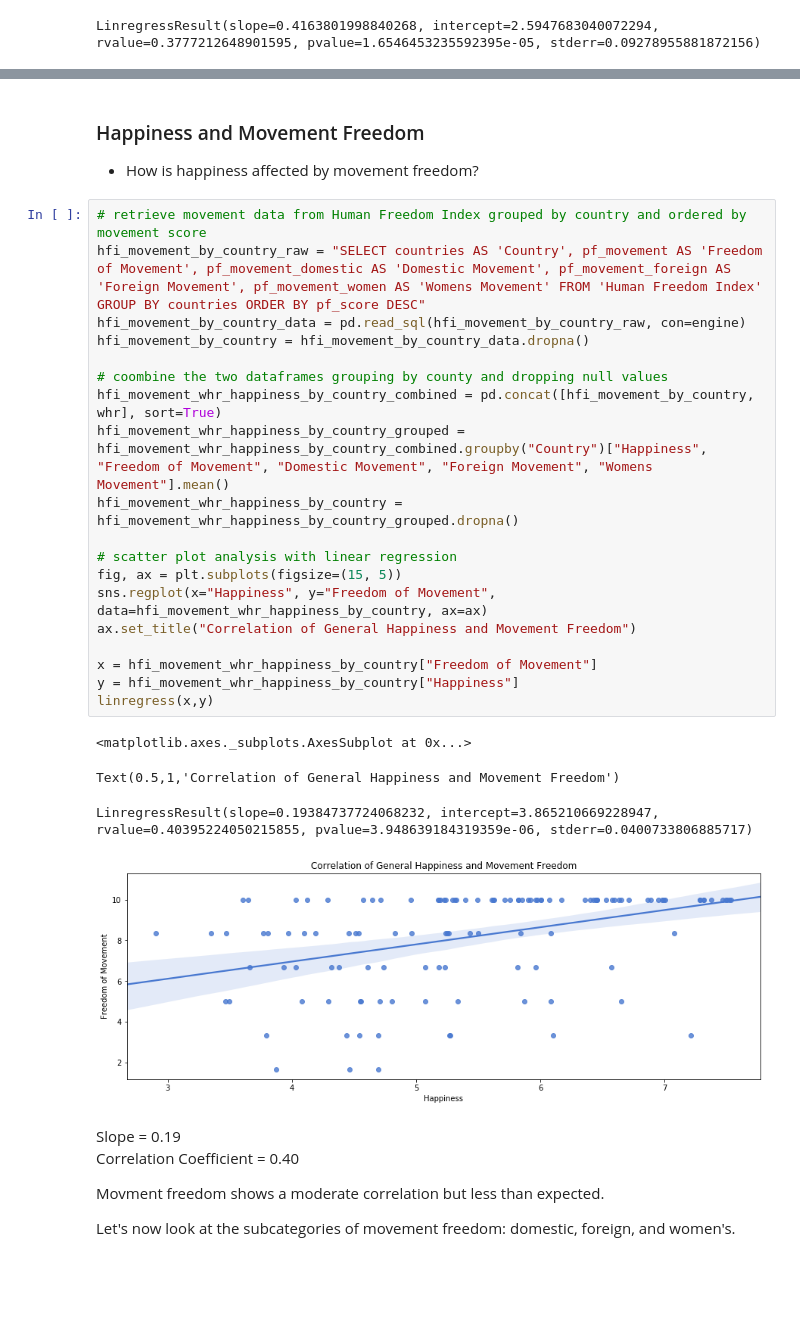
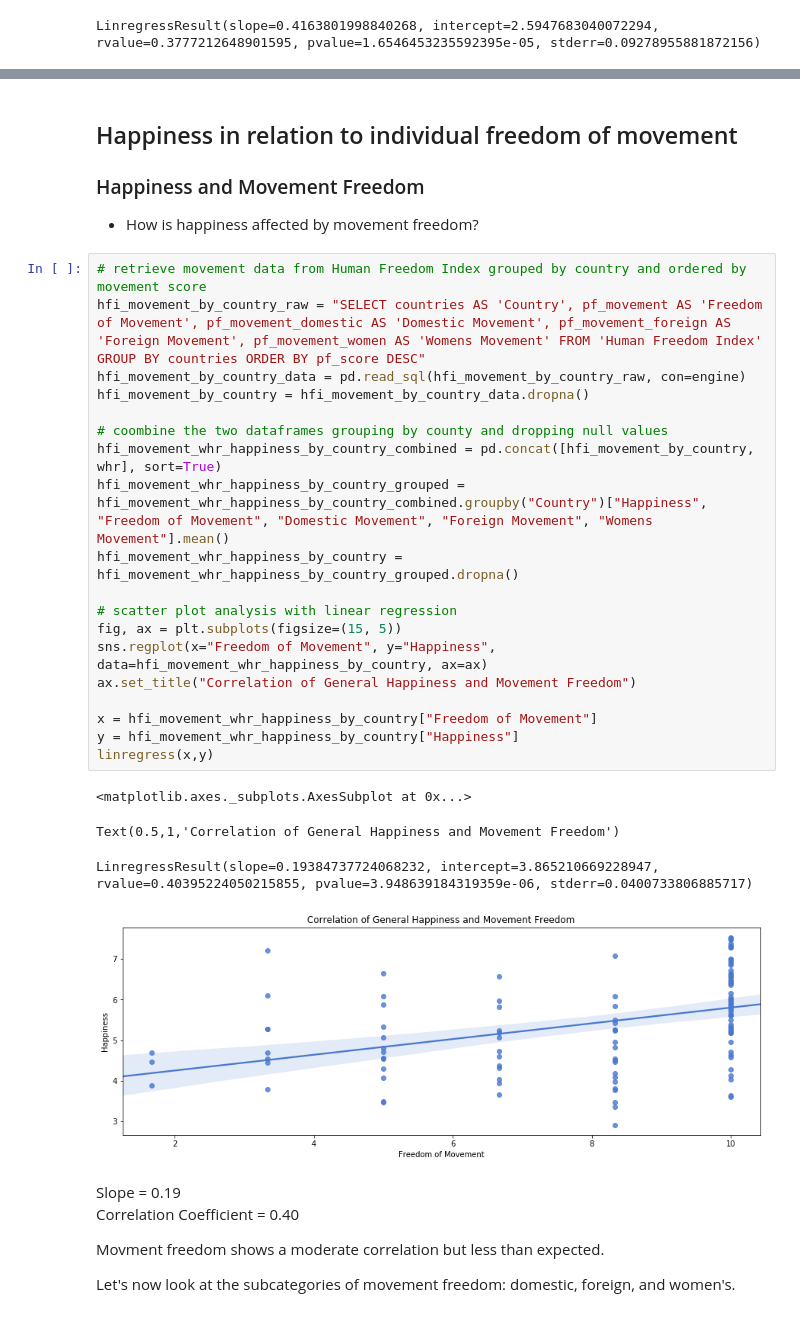
Before and after one commit to jbratcher/happiness_and_freedom, a Jupyter notebook: Happiness_Freedom.ipynb, the cells around one changed output, grey strips where cells are left out. Saved outputs shown, nothing was run; the diff lists cells and outputs as text; blank space fills up the shorter version.

```diff
--- a/Happiness_Freedom.ipynb
+++ b/Happiness_Freedom.ipynb
@@ -416,32 +418,34 @@ LinregressResult(slope=0.4163801998840268, intercept=2.5947683040072294, rvalue=
 Note: Government shows a negative slope as opposed to other categories.  This is due to a decrease in happiness as government size increases although the coorelation is weak.
 # %% [markdown]
+## Happiness in relation to individual freedom of movement
+
 ### Happiness and Movement Freedom
 
 * How is happiness affected by movement freedom?
 # %%
 # retrieve movement data from Human Freedom Index grouped by country and ordered by movement score
 hfi_movement_by_country_raw = "SELECT countries AS 'Country', pf_movement AS 'Freedom of Movement', pf_movement_domestic AS 'Domestic Movement', pf_movement_foreign AS 'Foreign Movement', pf_movement_women AS 'Womens Movement' FROM 'Human Freedom Index' GROUP BY countries ORDER BY pf_score DESC"
 hfi_movement_by_country_data = pd.read_sql(hfi_movement_by_country_raw, con=engine)
 hfi_movement_by_country = hfi_movement_by_country_data.dropna()
 
 # coombine the two dataframes grouping by county and dropping null values
 hfi_movement_whr_happiness_by_country_combined = pd.concat([hfi_movement_by_country, whr], sort=True)
 hfi_movement_whr_happiness_by_country_grouped = hfi_movement_whr_happiness_by_country_combined.groupby("Country")["Happiness", "Freedom of Movement", "Domestic Movement", "Foreign Movement", "Womens Movement"].mean()
 hfi_movement_whr_happiness_by_country = hfi_movement_whr_happiness_by_country_grouped.dropna()
 
 # scatter plot analysis with linear regression
 fig, ax = plt.subplots(figsize=(15, 5))
-sns.regplot(x="Happiness", y="Freedom of Movement", data=hfi_movement_whr_happiness_by_country, ax=ax)
+sns.regplot(x="Freedom of Movement", y="Happiness", data=hfi_movement_whr_happiness_by_country, ax=ax)
 ax.set_title("Correlation of General Happiness and Movement Freedom")
 
 x = hfi_movement_whr_happiness_by_country["Freedom of Movement"]
 y = hfi_movement_whr_happiness_by_country["Happiness"]
 linregress(x,y)
 # %% [output]
 <matplotlib.axes._subplots.AxesSubplot at 0x...>
 Text(0.5,1,'Correlation of General Happiness and Movement Freedom')
 LinregressResult(slope=0.19384737724068232, intercept=3.865210669228947, rvalue=0.40395224050215855, pvalue=3.948639184319359e-06, stderr=0.0400733806885717)
-[figure, old version]
+[figure, new version]
 # %% [markdown]
 Slope = 0.19
 Correlation Coefficient = 0.40
```
Also changed, not shown: parts of 16 cells of this notebook, 1 other file.
